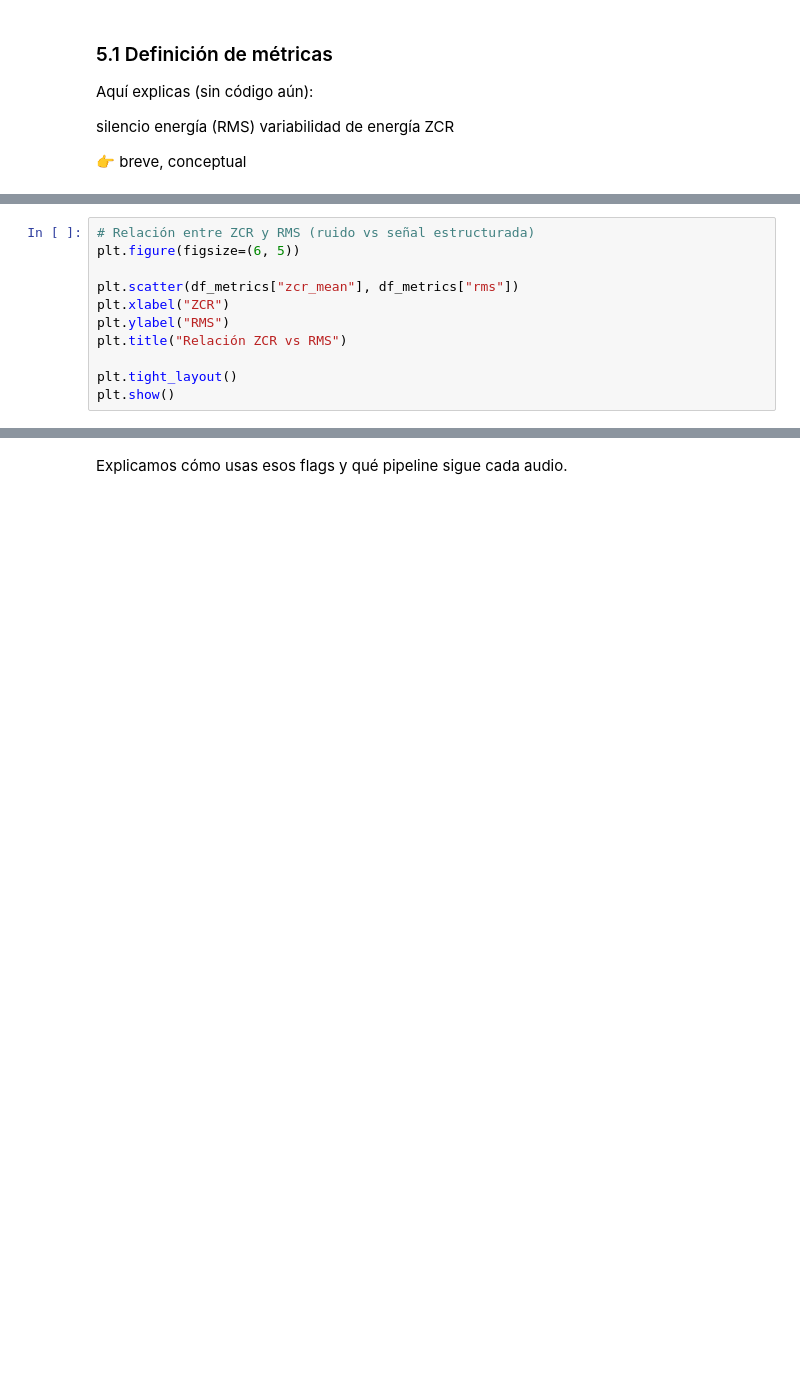
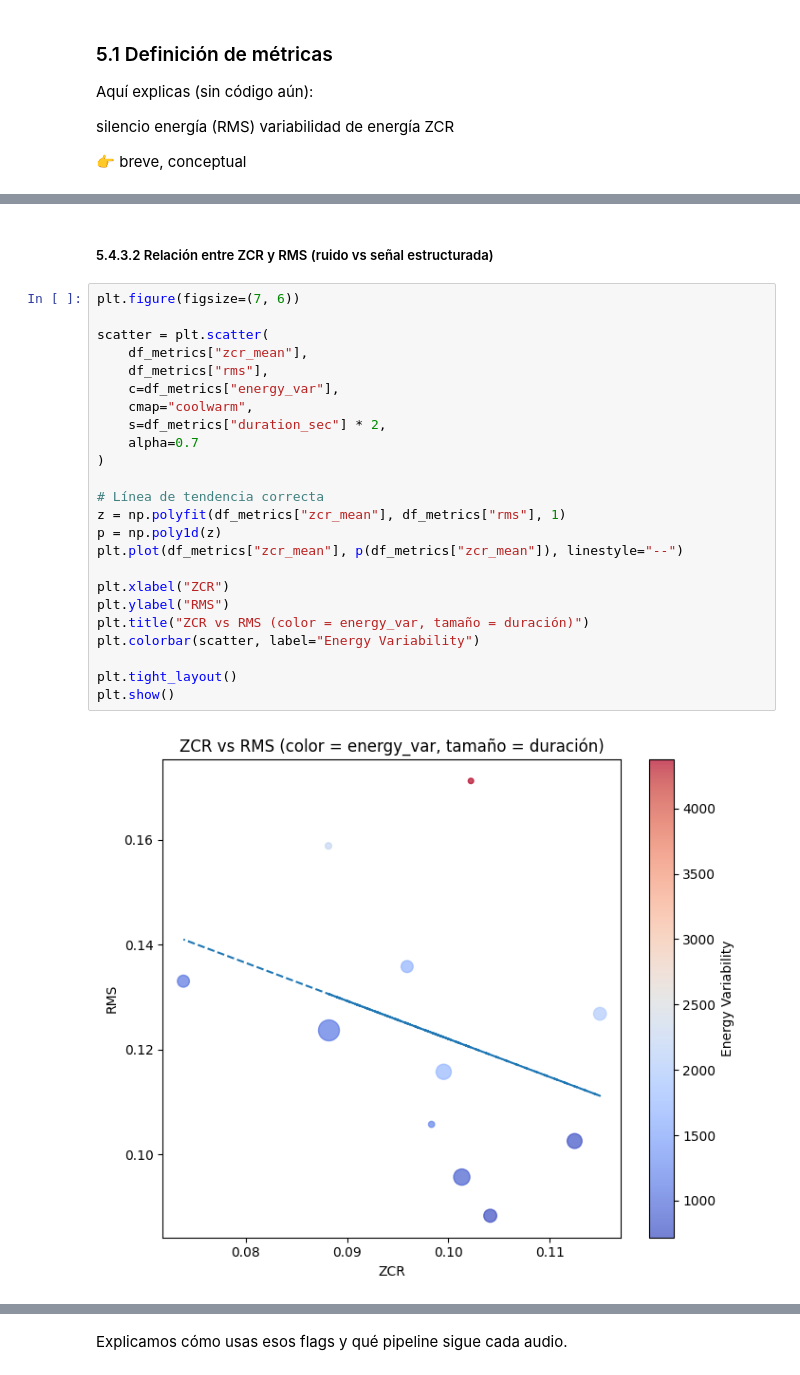
Before and after one commit to JMPinillos/agri-voice-ai, a Jupyter notebook: notebooks/01_audio_preprocessing/audio_preprocessing.ipynb, the cells around one changed output, grey strips where cells are left out. Drawn from its saved outputs; the diff is of its cells as text; blank space fills up the shorter version.

```diff
--- a/notebooks/01_audio_preprocessing/audio_preprocessing.ipynb
+++ b/notebooks/01_audio_preprocessing/audio_preprocessing.ipynb
@@ -553,11 +785,28 @@ plt.show()
+# %% [markdown]
+##### 5.4.3.2 Relación entre ZCR y RMS (ruido vs señal estructurada)
 # %%
-# Relación entre ZCR y RMS (ruido vs señal estructurada)
-plt.figure(figsize=(6, 5))
+plt.figure(figsize=(7, 6))
 
-plt.scatter(df_metrics["zcr_mean"], df_metrics["rms"])
+scatter = plt.scatter(
+    df_metrics["zcr_mean"],
+    df_metrics["rms"],
+    c=df_metrics["energy_var"],
+    cmap="coolwarm",
+    s=df_metrics["duration_sec"] * 2,
+    alpha=0.7
+)
+
+# Línea de tendencia correcta
+z = np.polyfit(df_metrics["zcr_mean"], df_metrics["rms"], 1)
+p = np.poly1d(z)
+plt.plot(df_metrics["zcr_mean"], p(df_metrics["zcr_mean"]), linestyle="--")
+
 plt.xlabel("ZCR")
 plt.ylabel("RMS")
-plt.title("Relación ZCR vs RMS")
+plt.title("ZCR vs RMS (color = energy_var, tamaño = duración)")
+plt.colorbar(scatter, label="Energy Variability")
 
 plt.tight_layout()
 plt.show()
+# %% [output]
+[figure, added]
```
Also changed, not shown: parts of 41 cells of this notebook, 22 other files.
